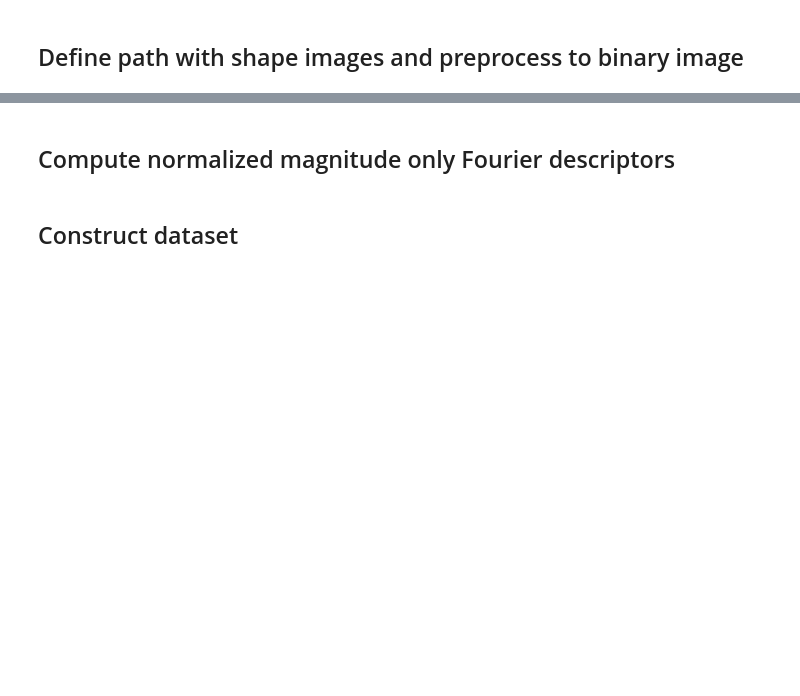
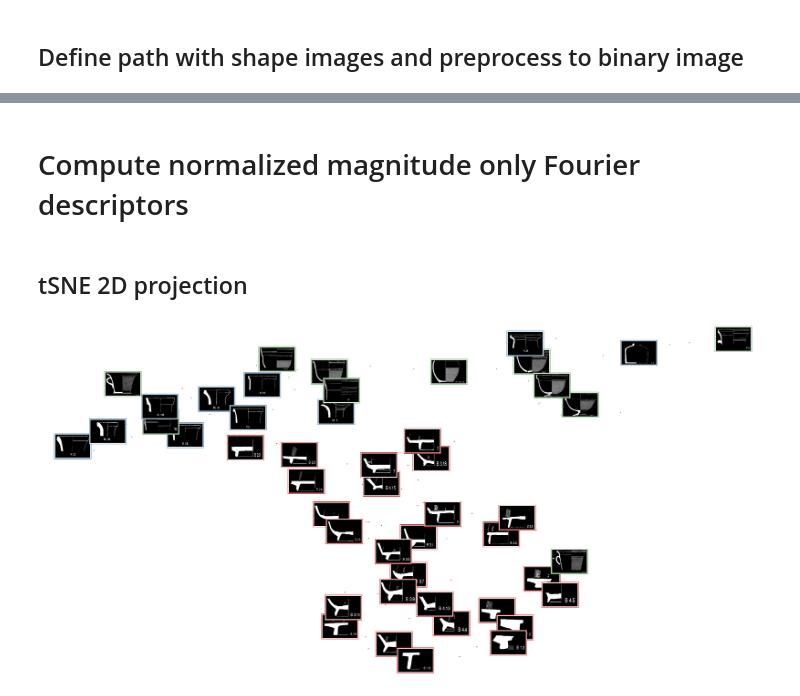
Before and after one commit to michaelkihm/Ceramic_Profiles, a Jupyter notebook: ShapeTopology.ipynb, the cells around one changed output, grey strips where cells are left out. Cells and saved outputs as stored; diff of their text form; code cells hidden in the pictures; blank space fills up the shorter version.

```diff
--- a/ShapeTopology.ipynb
+++ b/ShapeTopology.ipynb
@@ -32,9 +55,39 @@ for image, filename in zip(*out):
 # %% [markdown]
-## Compute normalized magnitude only Fourier descriptors
+# Compute normalized magnitude only Fourier descriptors
 # %%
-FD = FourierDescriptorMagnitude(images, descriptor_harmonics=50)
+harmonics = 40
+
+FD = FourierDescriptorMagnitude(images, descriptor_harmonics=harmonics)
+#FD = FourierDescriptorPhase(images,descriptor_harmonics=40)
 descriptors = FD.run()
 
+FD_mag = FourierDescriptorMagnitude(images,descriptor_harmonics=harmonics,normalize=False)
+d_mag = FD_mag.run()
+
 assert len(labels) == len(descriptors)
-# %% [markdown]
-## Construct dataset
+# %% [markdown]
+## tSNE 2D projection
+# %%
+
+tsne = TSNE()
+X_2d = tsne.fit_transform(descriptors)
+# %%
+plt.figure(figsize=(56, 28))
+#cmap = plt.cm.tab10
+n = 3
+from_list = mpl.colors.LinearSegmentedColormap.from_list
+cmap = from_list(None, plt.cm.Set1(range(0,n)), n)
+plt.scatter(X_2d[:, 0], X_2d[:, 1], c=labels, s=10, cmap=cmap)
+image_positions = np.array([[1., 1.]])
+for index, position in enumerate(X_2d):
+    dist = np.sum((position - image_positions) ** 2, axis=1)
+    if np.min(dist) > 1: # if far enough from other images
+        image_positions = np.r_[image_positions, [position]]
+        imagebox = mpl.offsetbox.AnnotationBbox(
+            mpl.offsetbox.OffsetImage(cv.resize(origs[index],(150,100)), cmap="binary"),
+            position, bboxprops={"edgecolor": cmap(labels[index]), "lw": 2})
+        plt.gca().add_artist(imagebox)
+plt.axis("off")
+plt.show()
+# %% [output]
+[figure, added]
```
Also changed, not shown: parts of 19 cells of this notebook.
